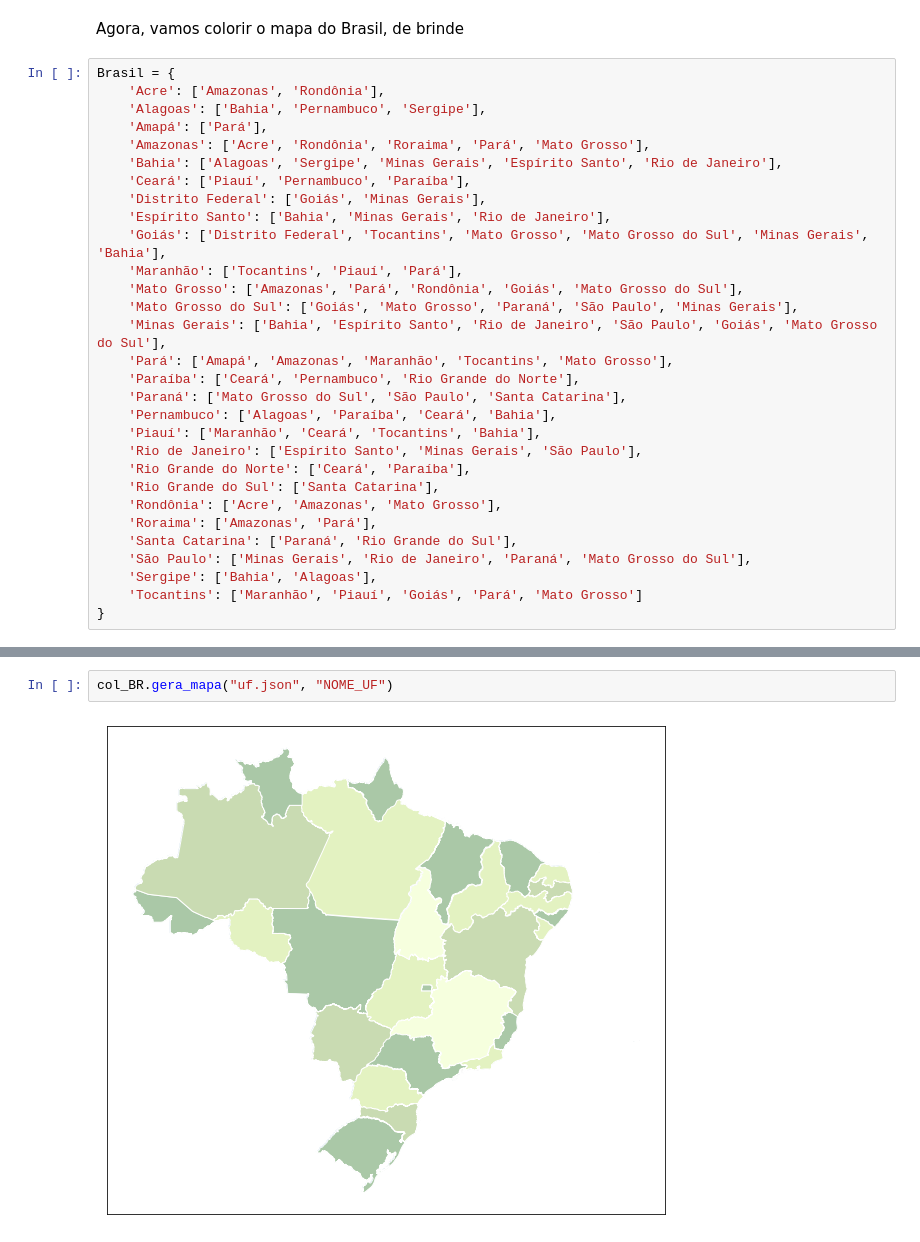
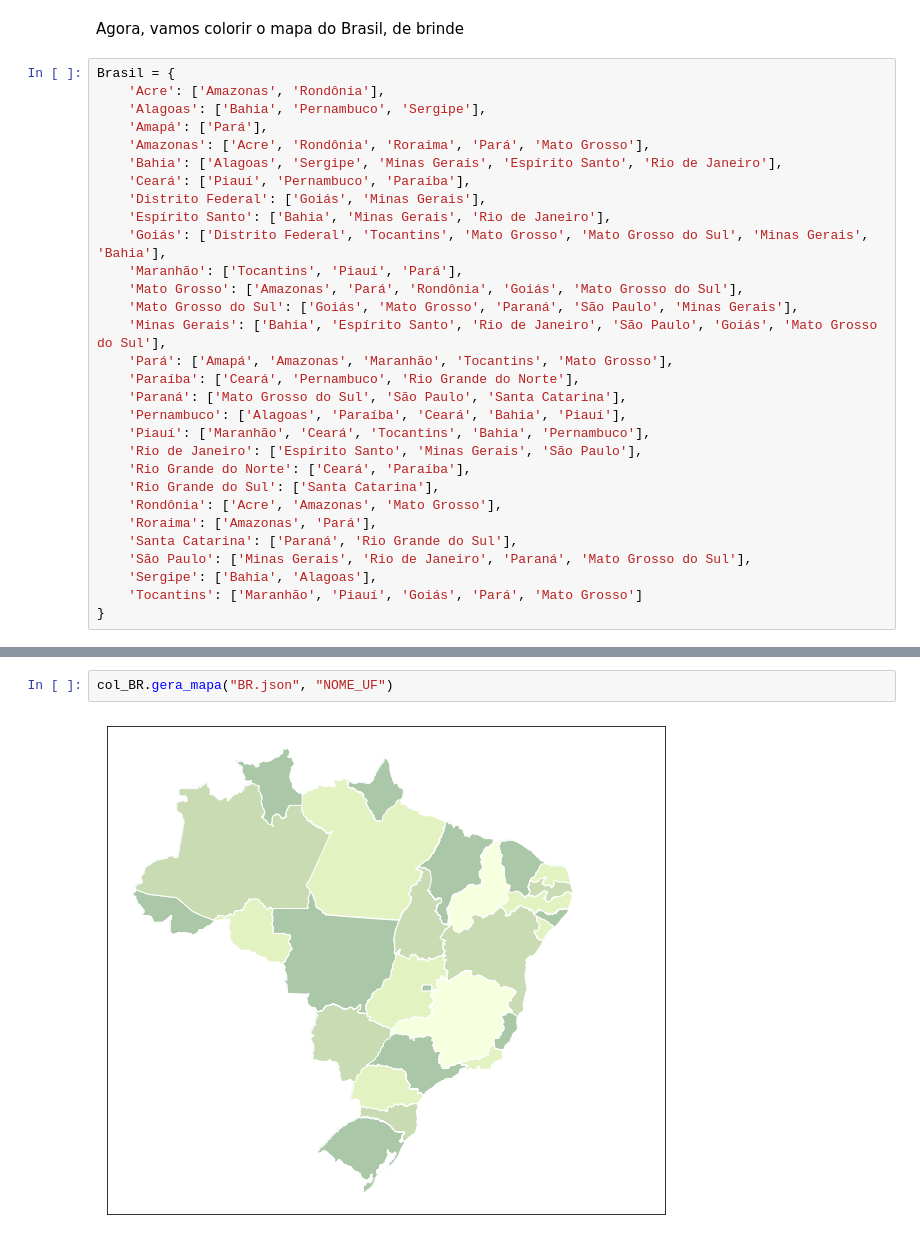
Before and after one commit to maria-raquel/Intro_IA, a Jupyter notebook: atv6_q4.ipynb, the cells around one changed output, grey strips where cells are left out. Drawn from its saved outputs; the diff is of its cells as text.

```diff
--- a/atv6_q4.ipynb
+++ b/atv6_q4.ipynb
@@ -236,8 +236,8 @@ Brasil = {
     'Pará': ['Amapá', 'Amazonas', 'Maranhão', 'Tocantins', 'Mato Grosso'],
     'Paraíba': ['Ceará', 'Pernambuco', 'Rio Grande do Norte'],
     'Paraná': ['Mato Grosso do Sul', 'São Paulo', 'Santa Catarina'],
-    'Pernambuco': ['Alagoas', 'Paraíba', 'Ceará', 'Bahia'],
-    'Piauí': ['Maranhão', 'Ceará', 'Tocantins', 'Bahia'],
+    'Pernambuco': ['Alagoas', 'Paraíba', 'Ceará', 'Bahia', 'Piauí'],
+    'Piauí': ['Maranhão', 'Ceará', 'Tocantins', 'Bahia', 'Pernambuco'],
     'Rio de Janeiro': ['Espírito Santo', 'Minas Gerais', 'São Paulo'],
     'Rio Grande do Norte': ['Ceará', 'Paraíba'],
     'Rio Grande do Sul': ['Santa Catarina'],
@@ -258,4 +258,4 @@ col_BR.passos_dados
 # %%
-col_BR.gera_mapa("uf.json", "NOME_UF")
+col_BR.gera_mapa("BR.json", "NOME_UF")
 # %% [output]
-[figure, old version]
+[figure, new version]
```
Also changed, not shown: parts of 3 cells of this notebook.
